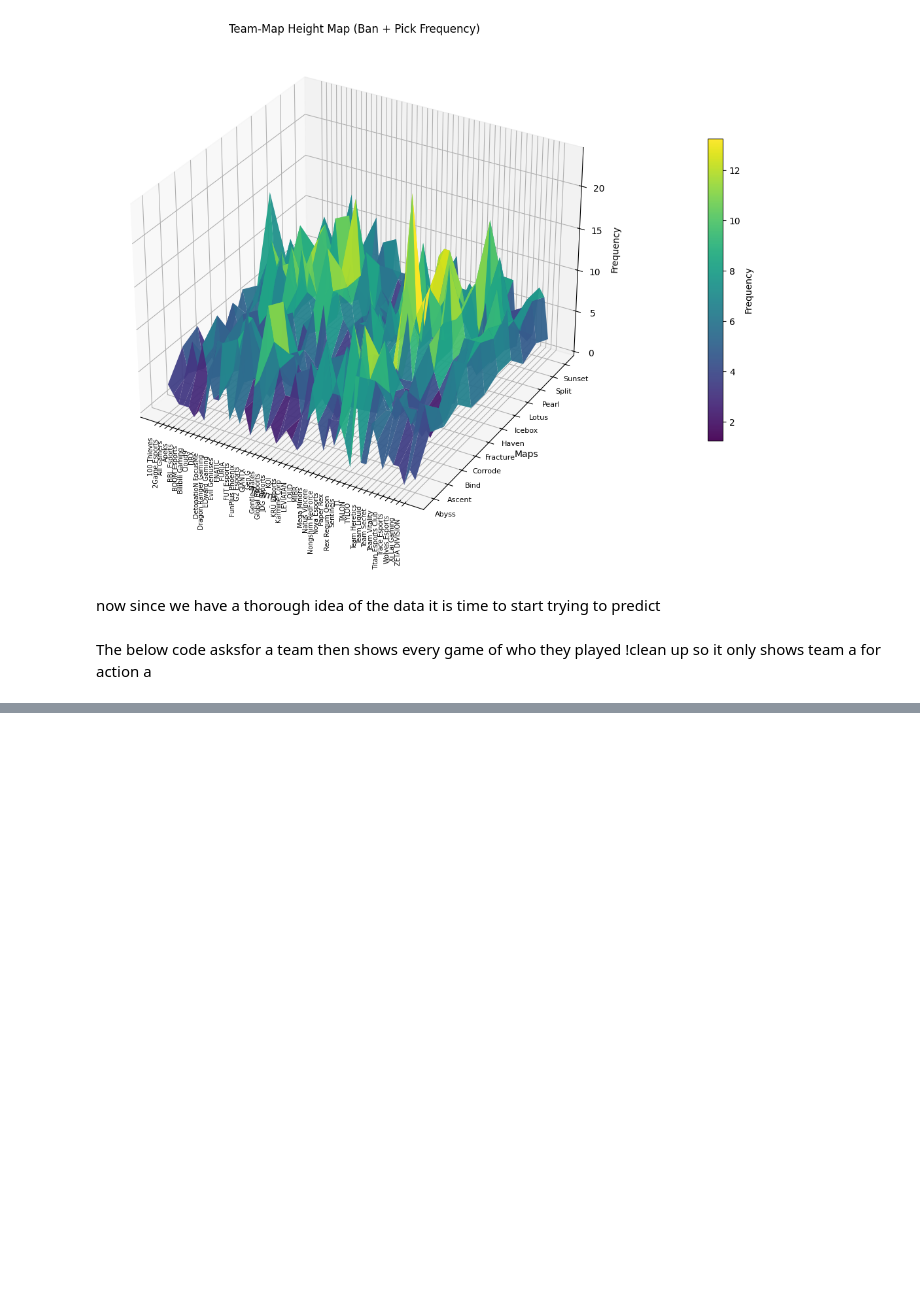
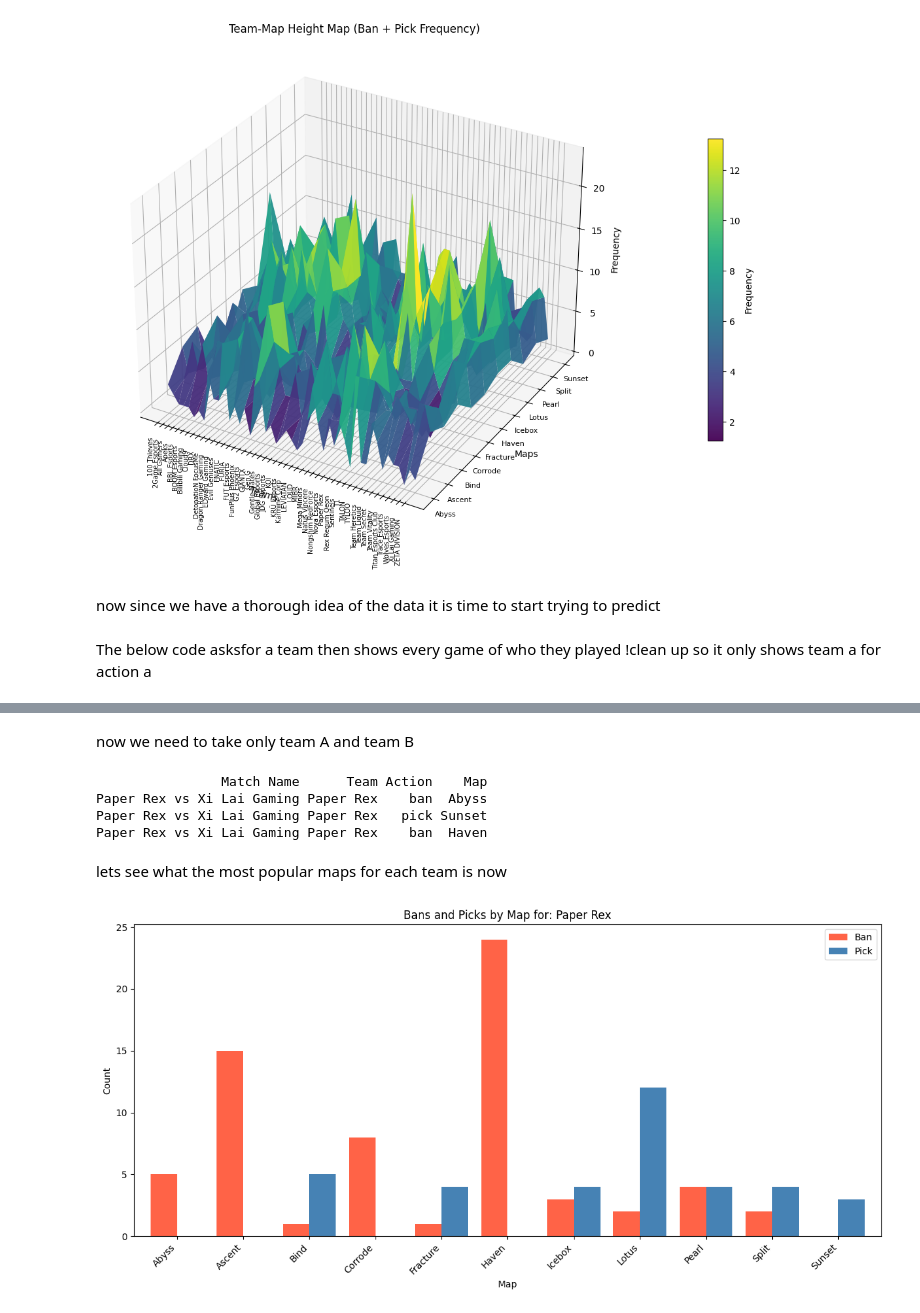
Before and after one commit to TempeHS/2026SE_MLOPSTask_Max.H, a Jupyter notebook: 1.Design/development.ipynb, the cells around one changed output, grey strips where cells are left out. Saved outputs shown, nothing was run; the diff lists cells and outputs as text; code cells hidden in the pictures; blank space fills up the shorter version.

```diff
--- a/1.Design/development.ipynb
+++ b/1.Design/development.ipynb
@@ -362,0 +369,71 @@ print(results)
+# %% [markdown]
+now we need to take only team A and team B
+# %%
+team_a = input("team A").strip().lower()
+team_b = input("Team b").strip().lower()
+
+split_teams = (
+    df["Match Name"]
+    .str.split(r"\s+vs\s+", n=1, expand=True)
+    .apply(lambda s: s.str.strip())
+)
+
+left = split_teams[0]
+right = split_teams[1]
+left_key = left.str.lower()
+right_key = right.str.lower()
+
+teamcombo_mask = (left_key.eq(team_a) & right_key.eq(team_b)) | (
+    left_key.eq(team_b) & right_key.eq(team_a)
+)
+
+team_combo = df.loc[teamcombo_mask, ["Match Name", "Team", "Action", "Map"]].copy()
+team_combo["team_key"] = team_combo["Team"].str.strip().str.lower()
+
+team_a_only = team_combo[team_combo["team_key"].eq(team_a)].copy()
+
+if team_a_only.empty:
+    print("No rows found for that Team A vs Team B matchup.")
+else:
+    team_a_only["Action"] = team_a_only["Action"].astype(str).str.strip().str.lower()
+    team_a_only["Map"] = team_a_only["Map"].astype(str).str.strip()
+    print(team_a_only[["Match Name", "Team", "Action", "Map"]].to_string(index=False))
+# %% [output]
+                Match Name      Team Action    Map
+Paper Rex vs Xi Lai Gaming Paper Rex    ban  Abyss
+Paper Rex vs Xi Lai Gaming Paper Rex   pick Sunset
+Paper Rex vs Xi Lai Gaming Paper Rex    ban  Haven
+# %% [markdown]
+lets see what the most popular maps for each team is now
+# %%
+team = input("What team: ").strip().lower()
+
+team_rows = df[df["Team"].astype(str).str.strip().str.lower().eq(team)].copy()
+
+if team_rows.empty:
+    print("No rows found for that team.")
+else:
+    team_rows["Action"] = team_rows["Action"].astype(str).str.strip().str.lower()
+    team_rows["Map"] = team_rows["Map"].astype(str).str.strip()
+
+    map_action_counts = (
+        pd.crosstab(team_rows["Map"], team_rows["Action"])
+        .reindex(columns=["ban", "pick"], fill_value=0)
+        .sort_index()
+    )
+
+    ax = map_action_counts.plot(
+        kind="bar",
+        figsize=(12, 6),
+        width=0.8,
+        color=["tomato", "steelblue"],
+    )
+    ax.set_title(f"Bans and Picks by Map for: {team_rows['Team'].iloc[0]}")
+    ax.set_xlabel("Map")
+    ax.set_ylabel("Count")
+    ax.legend(["Ban", "Pick"])
+    plt.xticks(rotation=45, ha="right")
+    plt.tight_layout()
+    plt.show()
+# %% [output]
+[figure, added]
```
Also changed, not shown: parts of 6 cells of this notebook, 3 other files.
